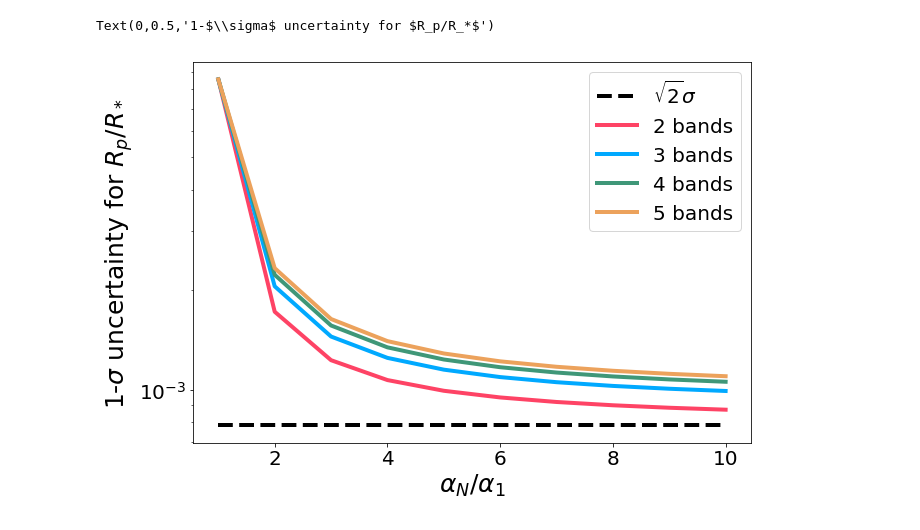
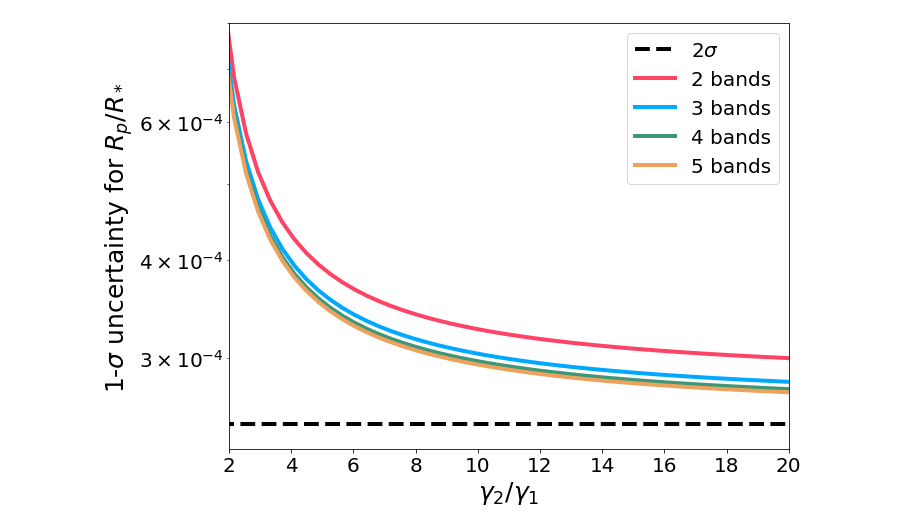
Before and after one commit to tagordon/mwtransits, a Jupyter notebook: fisher_alpha.ipynb, the cells around one changed output. Saved outputs shown, nothing was run; the diff lists cells and outputs as text; code cells hidden in the pictures.

Commit message:
update fisher vs. alpha ratio notebook

```diff
--- a/fisher_alpha.ipynb
+++ b/fisher_alpha.ipynb
@@ -68,30 +68,29 @@ def fisher_white_noise_only(t, tparams, diag):
         y = np.array(dtrans[j+1])
         fish[i, j] = (1/diag)*x.T.dot(y)
     return np.sqrt(np.diag(np.linalg.inv(fish)))
+# %%
+def make_alpha(A0, AN, N):
+    i = np.arange(N)
+    return (2*i + 1) * (AN-A0) / (2*N) + A0
 # %%
 # alpha_N / alpha_1
-x = np.linspace(1, 10, 10)
+x = np.linspace(1, 20, 50)
 
 # variance of the white noise
-diag = np.exp(-12)
+diag = np.exp(-15)
 
 # variance of the correlated component
-alpha = np.exp(-12)
+alpha = np.exp(-10)
 
 # smallest and largest wavelength scale factors
 alpha1 = 1 / (1 + x)
 alpha2 = 1 / (1 + 1/x)
 
 # compute alpha vectors
-a = np.array([alpha1, alpha2]).T
-a3 = [np.linspace(a1, a2, 3) for (a1, a2) in zip(alpha1, alpha2)]
-a4 = [np.linspace(a1, a2, 4) for (a1, a2) in zip(alpha1, alpha2)]
-a5 = [np.linspace(a1, a2, 5) for (a1, a2) in zip(alpha1, alpha2)]
-
-#a = [a/np.sqrt(np.sum(a ** 2)) for a in a]
-#a3 = [a/np.sqrt(np.sum(a ** 2)) for a in a3]
-#a4 = [a/np.sqrt(np.sum(a ** 2)) for a in a4]
-#a5 = [a/np.sqrt(np.sum(a ** 2)) for a in a5]
+a = [make_alpha(a1, a2, 2) for (a1, a2) in zip(alpha1, alpha2)]
+a3 = [make_alpha(a1, a2, 3) for (a1, a2) in zip(alpha1, alpha2)]
+a4 = [make_alpha(a1, a2, 4) for (a1, a2) in zip(alpha1, alpha2)]
+a5 = [make_alpha(a1, a2, 5) for (a1, a2) in zip(alpha1, alpha2)]
 
 # parameters of the transit and correlated noise
 t = np.linspace(-5, 5, 5000)
@@ -174,17 +108,20 @@ fish5 = [fisher(t, tparams, [np.log(alpha), logw0, logq, diag*5], a=a)[0] for a
 # %%
 # plot the fisher information as a function of x
 
 figure = pl.figure(figsize=(10, 7))
-pl.semilogy(x, np.sqrt(2)*np.array(fish1)[:, 1], '--', color='k', label=r"$\sqrt{2}\sigma$")
+pl.semilogy(x, 2*np.array(fish1)[:, 1], '--', color='k', label=r"$2\sigma$")
 pl.semilogy(x, np.array(fish2)[:, 1], '-', color=red, label="2 bands")
 pl.semilogy(x, np.array(fish3)[:, 1], '-', color=blue, label="3 bands")
 pl.semilogy(x, np.array(fish4)[:, 1], '-', color=green, label="4 bands")
 pl.semilogy(x, np.array(fish5)[:, 1], '-', color=yellow, label="5 bands")
 
 pl.legend()
 #pl.ylim(0, 1)
-pl.xlabel(r"$\alpha_N/\alpha_1$")
+pl.xlim(2, 20)
+pl.ylim(2.3e-4, 8e-4)
+pl.xlabel(r"$\gamma_2/\gamma_1$")
 pl.ylabel(r"1-$\sigma$ uncertainty for $R_p/R_*$")
+pl.tight_layout()
+pl.savefig("/Users/tgordon/Desktop/fixed.pdf")
 # %% [output]
-Text(0,0.5,'1-$\\sigma$ uncertainty for $R_p/R_*$')
-[figure, old version]
+[figure, new version]
```
Also changed, not shown: parts of 17 cells of this notebook, 18 other files.
